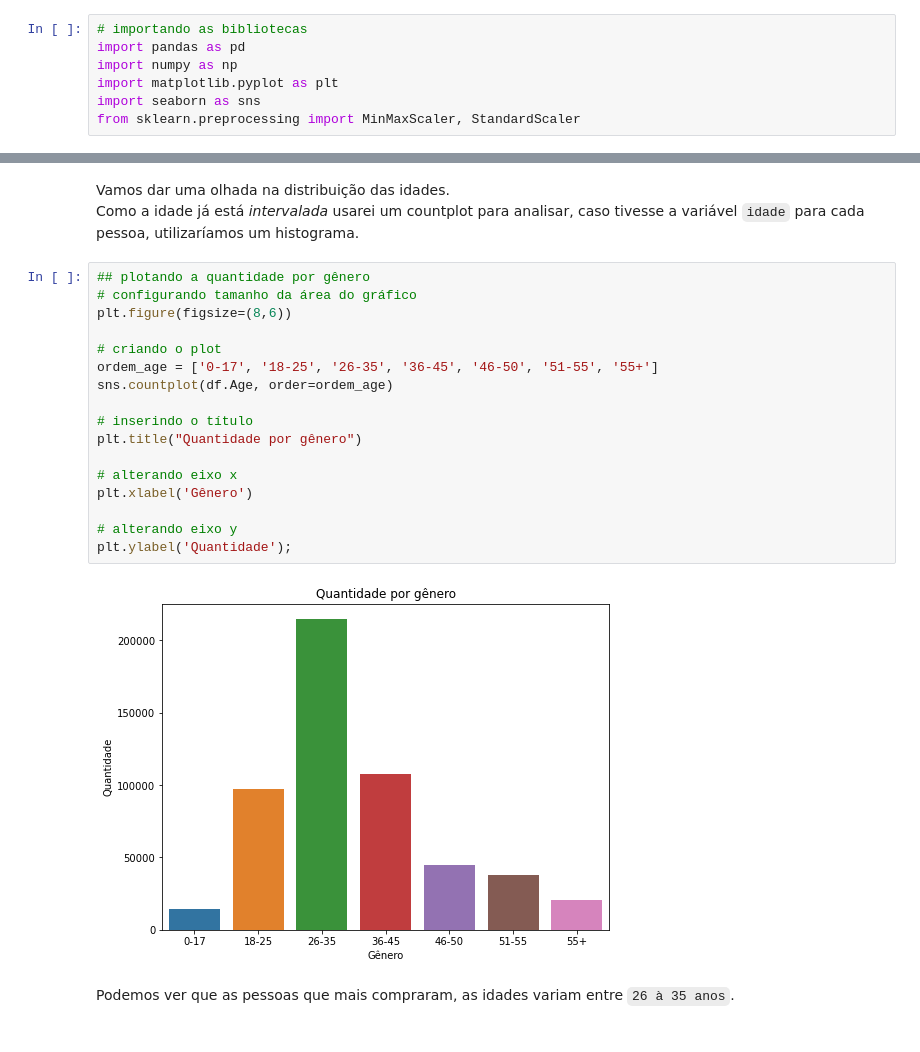
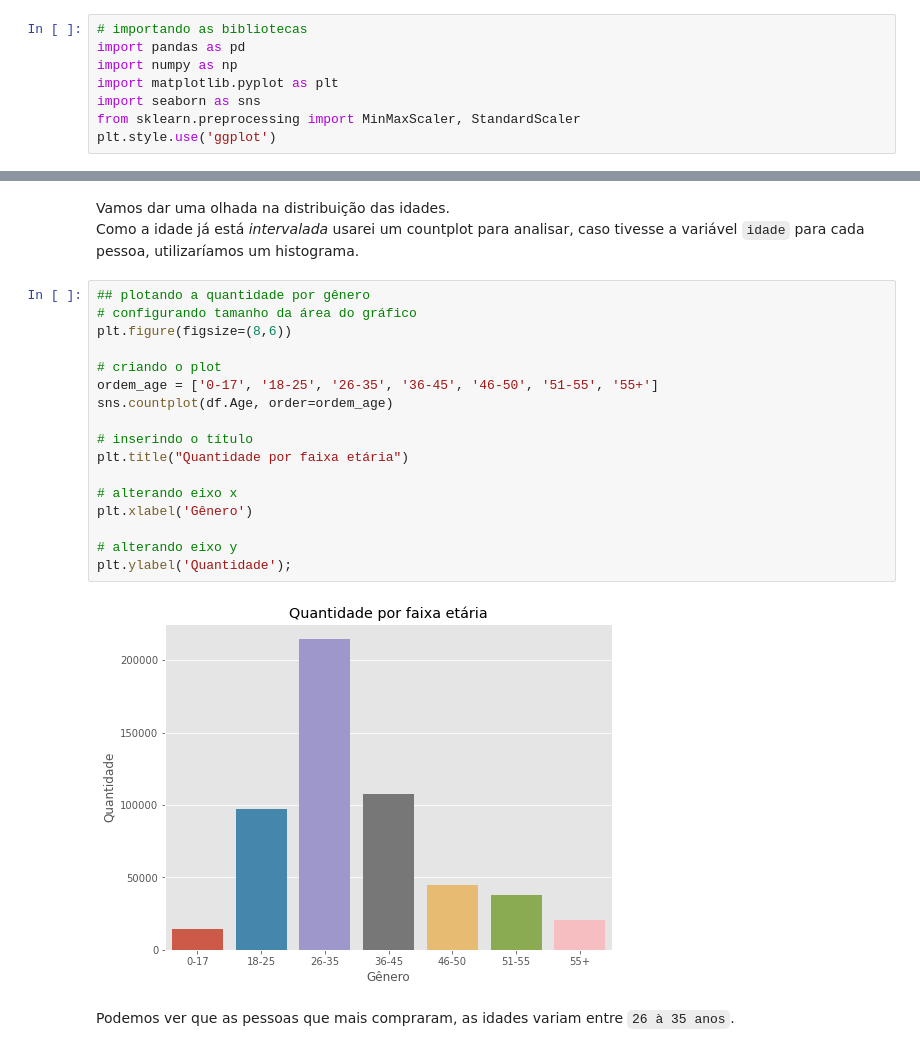
Before and after one commit to Carlos-Bonfim/AceleraDev_Data_Science, a Jupyter notebook: main.ipynb, the cells around one changed output, grey strips where cells are left out. Drawn from its saved outputs; the diff is of its cells as text.

```diff
--- a/main.ipynb
+++ b/main.ipynb
@@ -21,6 +28,7 @@ import numpy as np
 import matplotlib.pyplot as plt
 import seaborn as sns
 from sklearn.preprocessing import MinMaxScaler, StandardScaler
+plt.style.use('ggplot')
 # %%
 # importando o arquivo
 df = pd.read_csv("black_friday.csv")
@@ -181,21 +191,21 @@ Como a idade já está *intervalada* usarei um countplot para analisar, caso tiv
 # %%
 ## plotando a quantidade por gênero
 # configurando tamanho da área do gráfico
 plt.figure(figsize=(8,6))
 
 # criando o plot
 ordem_age = ['0-17', '18-25', '26-35', '36-45', '46-50', '51-55', '55+']
 sns.countplot(df.Age, order=ordem_age)
 
 # inserindo o título
-plt.title("Quantidade por gênero")
+plt.title("Quantidade por faixa etária")
 
 # alterando eixo x
 plt.xlabel('Gênero')
 
 # alterando eixo y
 plt.ylabel('Quantidade');
 # %% [output]
-[figure, old version]
+[figure, new version]
 # %% [markdown]
 Podemos ver que as pessoas que mais compraram, as idades variam entre `26 à 35 anos`.
```
Also changed, not shown: parts of 12 cells of this notebook.
